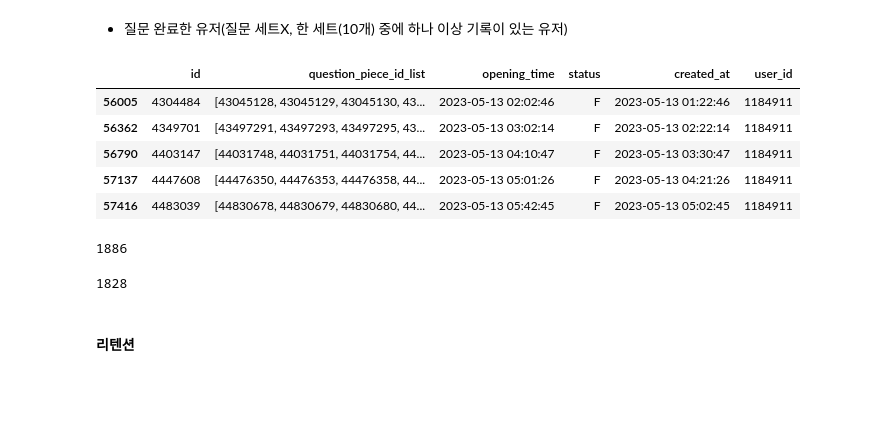
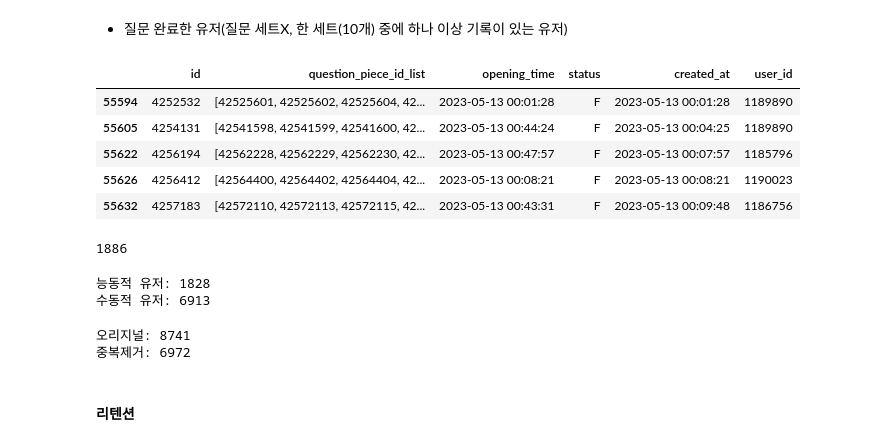
Before and after one commit to EtheriumArchive/Codeit_project, a Jupyter notebook: eda_eunsu_v4.ipynb, the cells around one changed output. Drawn from its saved outputs; the diff is of its cells as text; code cells hidden in the pictures; blank space fills up the shorter version.

```diff
--- a/eda_eunsu_v4.ipynb
+++ b/eda_eunsu_v4.ipynb
@@ -766,15 +766,18 @@ len(abcde_signup_user)
 # %% [markdown]
 - 질문 완료한 유저(질문 세트X, 한 세트(10개) 중에 하나 이상 기록이 있는 유저)
 # %%
-cond = (funnel_questionset['status'] == 'F') | (funnel_questionset['status'] == 'O')
-abcde_questionset = funnel_questionset[cond]
-abcde_questionset = abcde_questionset[abcde_questionset['user_id'].isin(abcde_signup_user)]
-abcde_questionset.head(5)
+# ------------------ question으로 보기로 내용 바뀜 ---------------------------------
+
+
+# cond = (funnel_questionset['status'] == 'F') | (funnel_questionset['status'] == 'O')
+# abcde_questionset = funnel_questionset[cond]
+# abcde_questionset = abcde_questionset[abcde_questionset['user_id'].isin(abcde_signup_user)]
+# abcde_questionset.head(5)
 # %% [output]
 |  | id | question_piece_id_list | opening_time | status | created_at | user_id |
-| 56005 | 4304484 | [43045128, 43045129, 43045130, 43... | 2023-05-13 02:02:46 | F | 2023-05-13 01:22:46 | 1184911 |
-| 56362 | 4349701 | [43497291, 43497293, 43497295, 43... | 2023-05-13 03:02:14 | F | 2023-05-13 02:22:14 | 1184911 |
-| 56790 | 4403147 | [44031748, 44031751, 44031754, 44... | 2023-05-13 04:10:47 | F | 2023-05-13 03:30:47 | 1184911 |
-| 57137 | 4447608 | [44476350, 44476353, 44476358, 44... | 2023-05-13 05:01:26 | F | 2023-05-13 04:21:26 | 1184911 |
-| 57416 | 4483039 | [44830678, 44830679, 44830680, 44... | 2023-05-13 05:42:45 | F | 2023-05-13 05:02:45 | 1184911 |
+| 55594 | 4252532 | [42525601, 42525602, 42525604, 42... | 2023-05-13 00:01:28 | F | 2023-05-13 00:01:28 | 1189890 |
+| 55605 | 4254131 | [42541598, 42541599, 42541600, 42... | 2023-05-13 00:44:24 | F | 2023-05-13 00:04:25 | 1189890 |
+| 55622 | 4256194 | [42562228, 42562229, 42562230, 42... | 2023-05-13 00:47:57 | F | 2023-05-13 00:07:57 | 1185796 |
+| 55626 | 4256412 | [42564400, 42564402, 42564404, 42... | 2023-05-13 00:08:21 | F | 2023-05-13 00:08:21 | 1190023 |
+| 55632 | 4257183 | [42572110, 42572113, 42572115, 42... | 2023-05-13 00:43:31 | F | 2023-05-13 00:09:48 | 1186756 |
 # %%
@@ -793,10 +800,24 @@ len(abcde_questionset_user)
 # 일단 질문 세트 테이블로 가는 것으로!
 
 abcde_question = funnel_question[funnel_question['user_id'].isin(abcde_signup_user)]
-abcde_question_user = abcde_question['user_id'].unique()
-len(abcde_question_user)
+abcde_question_passive_user = abcde_question['chosen_user_id'].unique()
+abcde_question_active_user = abcde_question['user_id'].unique()
+
+
+print(f'능동적 유저: {len(abcde_question_active_user)}\
+      \n수동적 유저: {len(abcde_question_passive_user)}')
 # %% [output]
-1828
+능동적 유저: 1828
+수동적 유저: 6913
+# %%
+abcde_question_total_user = np.append(abcde_question_passive_user, abcde_question_active_user)
+print(f'오리지널: {len(abcde_question_total_user)}')
+
+abcde_question_total_user = np.unique(abcde_question_total_user)
+print(f'중복제거: {len(abcde_question_total_user)}')
+# %% [output]
+오리지널: 8741
+중복제거: 6972
 # %% [markdown]
 #### 리텐션
 # %% [markdown]
```
Also changed, not shown: parts of 26 cells of this notebook.
